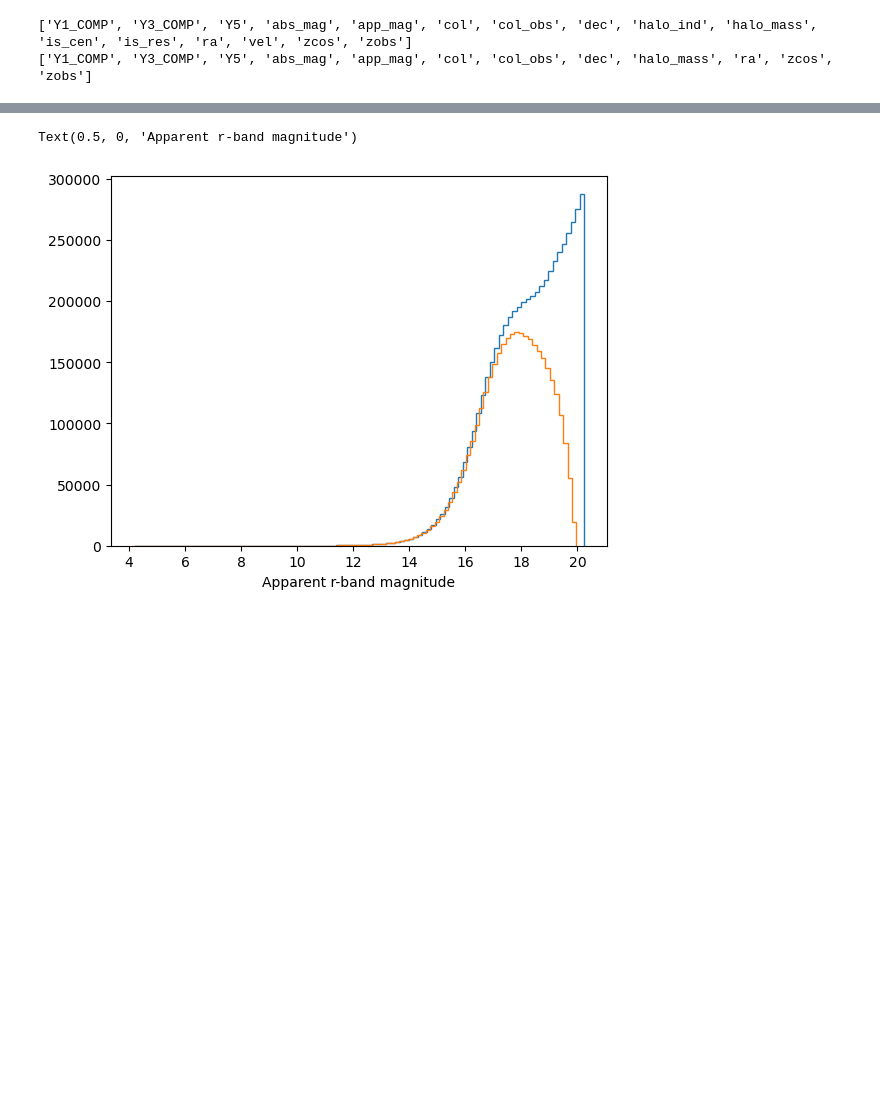
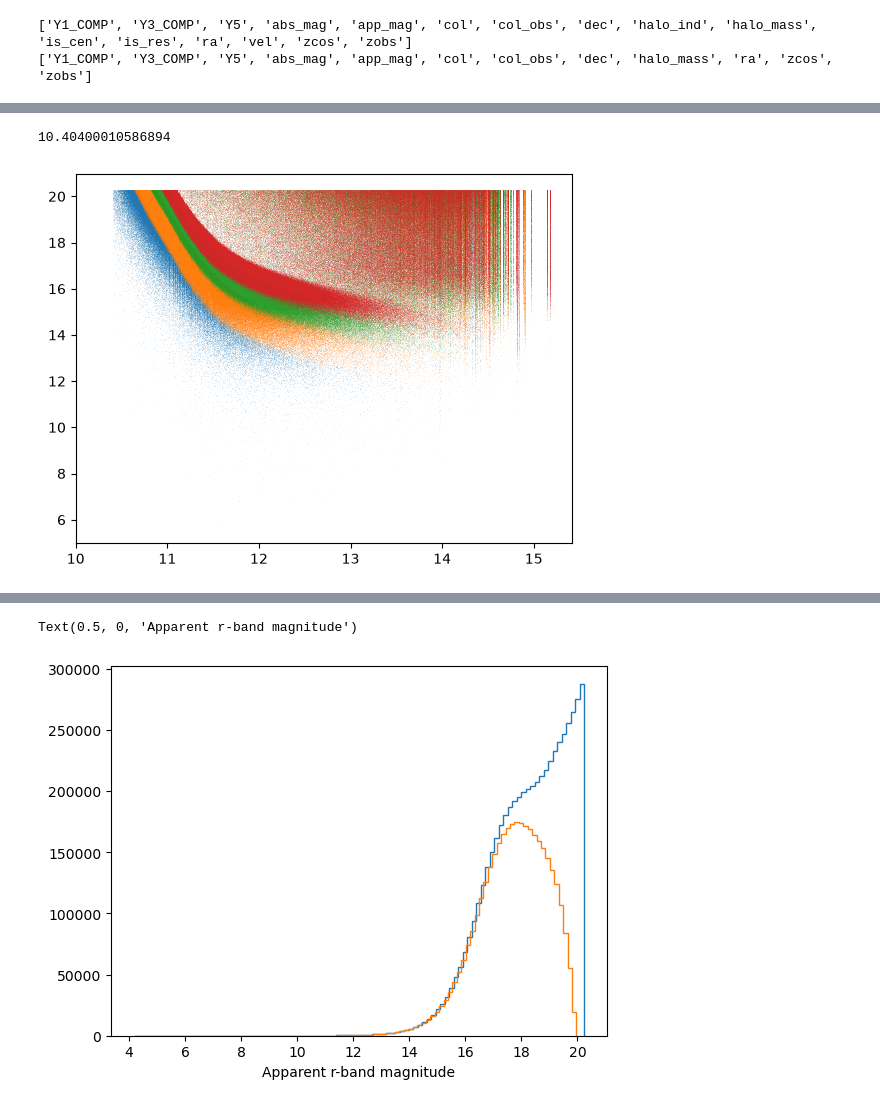
Before and after one commit to julianbautista/desi_pv_mocks, a Jupyter notebook: notebooks/check_BGS_base.ipynb, the cells around one changed output, grey strips where cells are left out. Cells and saved outputs as stored; diff of their text form; code cells hidden in the pictures; blank space fills up the shorter version.

```diff
--- a/notebooks/check_BGS_base.ipynb
+++ b/notebooks/check_BGS_base.ipynb
@@ -5,14 +2,44 @@ sys.path.insert(0, "/global/cfs/cdirs/desicollab/users/bautista/bgs/desi_pv_mock
 import numpy as np
 import matplotlib.pyplot as plt
 import h5py
+import pandas as pd
 from astropy.cosmology import FlatLambdaCDM
 from astropy.io import fits
 
-from config import load_config
-cfg=load_config('../config_files/mock_config_v2.1.yaml')
+from desi_pv_mocks.config import load_config
+cfg=load_config('../config_files/mock_config_v2.1_mardec.yaml')
 
 
 cosmo = FlatLambdaCDM(H0=100., Om0=0.31)
+# %%
+def load_mock_hdf5(infile: str, spec: pd.DataFrame) -> pd.DataFrame:
+    """Charge un mock HDF5 et fusionne avec le catalogue spec."""
+    fpmock: dict = {}
+    with h5py.File(infile, "r") as f:
+        for key in f.keys():
+            if key == "vel":
+                fpmock["vx"] = f["vel"][:, 0]
+                fpmock["vy"] = f["vel"][:, 1]
+                fpmock["vz"] = f["vel"][:, 2]
+            else:
+                fpmock[key] = f[key][()]
+            if key in ("survey", "program"):
+                fpmock[key] = fpmock[key].astype("U")
+
+    df = pd.DataFrame.from_dict(fpmock)
+    before = len(df)
+    df = df.merge(spec, how="inner", on=["targetid", "survey", "program", "healpix"])
+    return df
+# %%
+def load_spec_data(path, usecols=None, delta_chi2_cut = 30.0):
+    """
+    Loads spec catalog and applies quality cut in redshift
+    """
+    df = pd.read_csv(path, usecols=usecols)
+    df = df[df["zwarn"] == 0].reset_index(drop=True)
+    return df
+
+spec = load_spec_data(cfg.spec_csv, usecols=cfg.spec_keys)
 # %%
 print(cfg.data_bgs_clus_data)
 print(cfg.data_bgs_clus_rand)
@@ -33,3 +61,5 @@ print(list(m0_rand.keys()))
 # %% [output]
 ['Y1_COMP', 'Y3_COMP', 'Y5', 'abs_mag', 'app_mag', 'col', 'col_obs', 'dec', 'halo_ind', 'halo_mass', 'is_cen', 'is_res', 'ra', 'vel', 'zcos', 'zobs']
 ['Y1_COMP', 'Y3_COMP', 'Y5', 'abs_mag', 'app_mag', 'col', 'col_obs', 'dec', 'halo_mass', 'ra', 'zcos', 'zobs']
+# %%
+m0_spec = load_mock_hdf5(cfg.mock_bgs_spec_data.format(phase=0, real=1), spec)
@@ -35,0 +76,11 @@ print(list(m0_rand.keys()))
+# %%
+zs = [0, 0.02, 0.04, 0.06, 0.08]
+for i in range(len(zs)-1):
+    w = (m0_spec['zcos'] > zs[i]) & (m0_spec['zcos']< zs[i+1])
+    #w = w & (m0_spec['abs_mag'] < -19.)
+    plt.plot(np.log10(m0_spec['halo_mass'][w]), m0_spec['app_mag'][w], ',', alpha=0.1)
+plt.xlim(10, )
+print(np.log10(m0_spec['halo_mass'].min()))
+# %% [output]
+10.40400010586894
+[figure, added]
```
Also changed, not shown: parts of 5 cells of this notebook, 5 other files.
